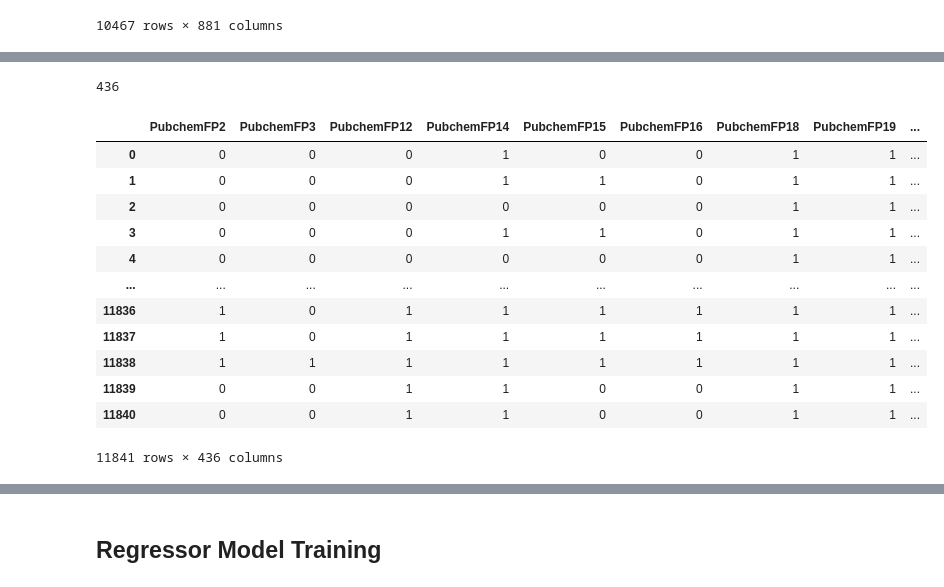
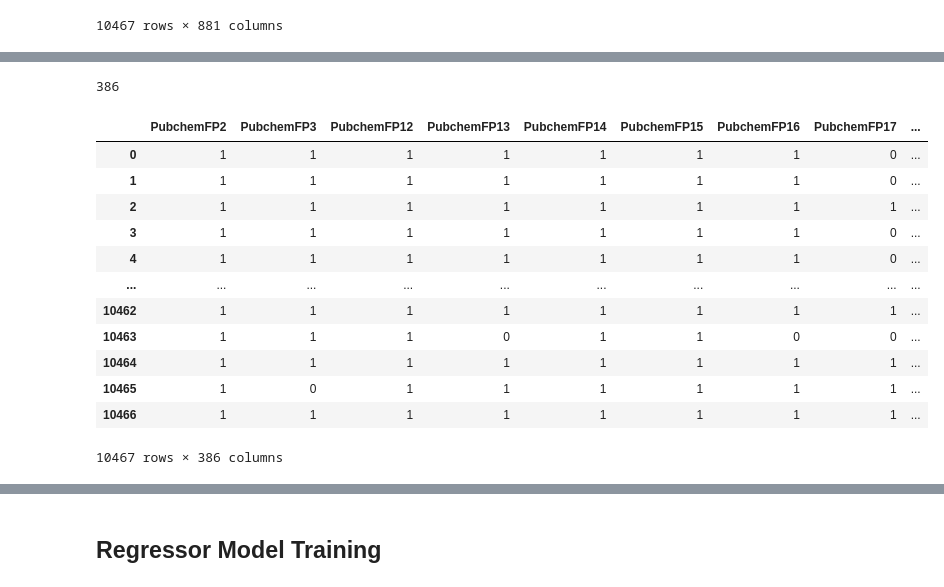
Before and after one commit to Curtis-Wu/Computational-Drug-Discovery-Webapp, a Jupyter notebook: models/bace1/Computational Drug Discovery Project copy.ipynb, the cells around one changed output, grey strips where cells are left out. Drawn from its saved outputs; the diff is of its cells as text; code cells hidden in the pictures.

```diff
--- a/models/bace1/Computational Drug Discovery Project copy.ipynb
+++ b/models/bace1/Computational Drug Discovery Project copy.ipynb
@@ -332,8 +331,8 @@ from sklearn.model_selection import train_test_split
 from sklearn.feature_selection import VarianceThreshold
 import pickle
 # %%
-X = pd.read_csv('data/Xdata_11841x881.csv')
-Y = pd.read_csv('data/Ydata_11841.csv')
+X = pd.read_csv('data/Xdata_10467x881.csv')
+Y = pd.read_csv('data/Ydata_10467.csv')
 # %%
 # Removing low variance features
 from sklearn.feature_selection import VarianceThreshold
@@ -341,6 +340,6 @@ selection = VarianceThreshold(threshold=0.02)
 X = selection.fit(X)
 len(list(selection.get_feature_names_out()))
 # %% [output]
-436
+386
 # %%
 features_list = list(selection.get_feature_names_out())
@@ -351,21 +346,21 @@ X = selection.fit_transform(X)
 # %%
-X = pd.read_csv('data/Xdata_11841x881.csv')
+X = pd.read_csv('data/Xdata_10467x881.csv')
 X = X[features_list]
 X
 # %% [output]
-|  | PubchemFP2 | PubchemFP3 | PubchemFP12 | PubchemFP14 | PubchemFP15 | PubchemFP16 | PubchemFP18 | PubchemFP19 | ... |
-| 0 | 0 | 0 | 0 | 1 | 0 | 0 | 1 | 1 | ... |
-| 1 | 0 | 0 | 0 | 1 | 1 | 0 | 1 | 1 | ... |
-| 2 | 0 | 0 | 0 | 0 | 0 | 0 | 1 | 1 | ... |
-| 3 | 0 | 0 | 0 | 1 | 1 | 0 | 1 | 1 | ... |
-| 4 | 0 | 0 | 0 | 0 | 0 | 0 | 1 | 1 | ... |
+|  | PubchemFP2 | PubchemFP3 | PubchemFP12 | PubchemFP13 | PubchemFP14 | PubchemFP15 | PubchemFP16 | PubchemFP17 | ... |
+| 0 | 1 | 1 | 1 | 1 | 1 | 1 | 1 | 0 | ... |
+| 1 | 1 | 1 | 1 | 1 | 1 | 1 | 1 | 0 | ... |
+| 2 | 1 | 1 | 1 | 1 | 1 | 1 | 1 | 1 | ... |
+| 3 | 1 | 1 | 1 | 1 | 1 | 1 | 1 | 0 | ... |
+| 4 | 1 | 1 | 1 | 1 | 1 | 1 | 1 | 0 | ... |
 | ... | ... | ... | ... | ... | ... | ... | ... | ... | ... |
-| 11836 | 1 | 0 | 1 | 1 | 1 | 1 | 1 | 1 | ... |
-| 11837 | 1 | 0 | 1 | 1 | 1 | 1 | 1 | 1 | ... |
-| 11838 | 1 | 1 | 1 | 1 | 1 | 1 | 1 | 1 | ... |
-| 11839 | 0 | 0 | 1 | 1 | 0 | 0 | 1 | 1 | ... |
-| 11840 | 0 | 0 | 1 | 1 | 0 | 0 | 1 | 1 | ... |
+| 10462 | 1 | 1 | 1 | 1 | 1 | 1 | 1 | 1 | ... |
+| 10463 | 1 | 1 | 1 | 0 | 1 | 1 | 0 | 0 | ... |
+| 10464 | 1 | 1 | 1 | 1 | 1 | 1 | 1 | 1 | ... |
+| 10465 | 1 | 0 | 1 | 1 | 1 | 1 | 1 | 1 | ... |
+| 10466 | 1 | 1 | 1 | 1 | 1 | 1 | 1 | 1 | ... |
-11841 rows × 436 columns
+10467 rows × 386 columns
 # %%
 # Create a correlation matrix
 X_corr = pd.DataFrame(X)
```
Also changed, not shown: parts of 26 cells of this notebook, 3 other files.
